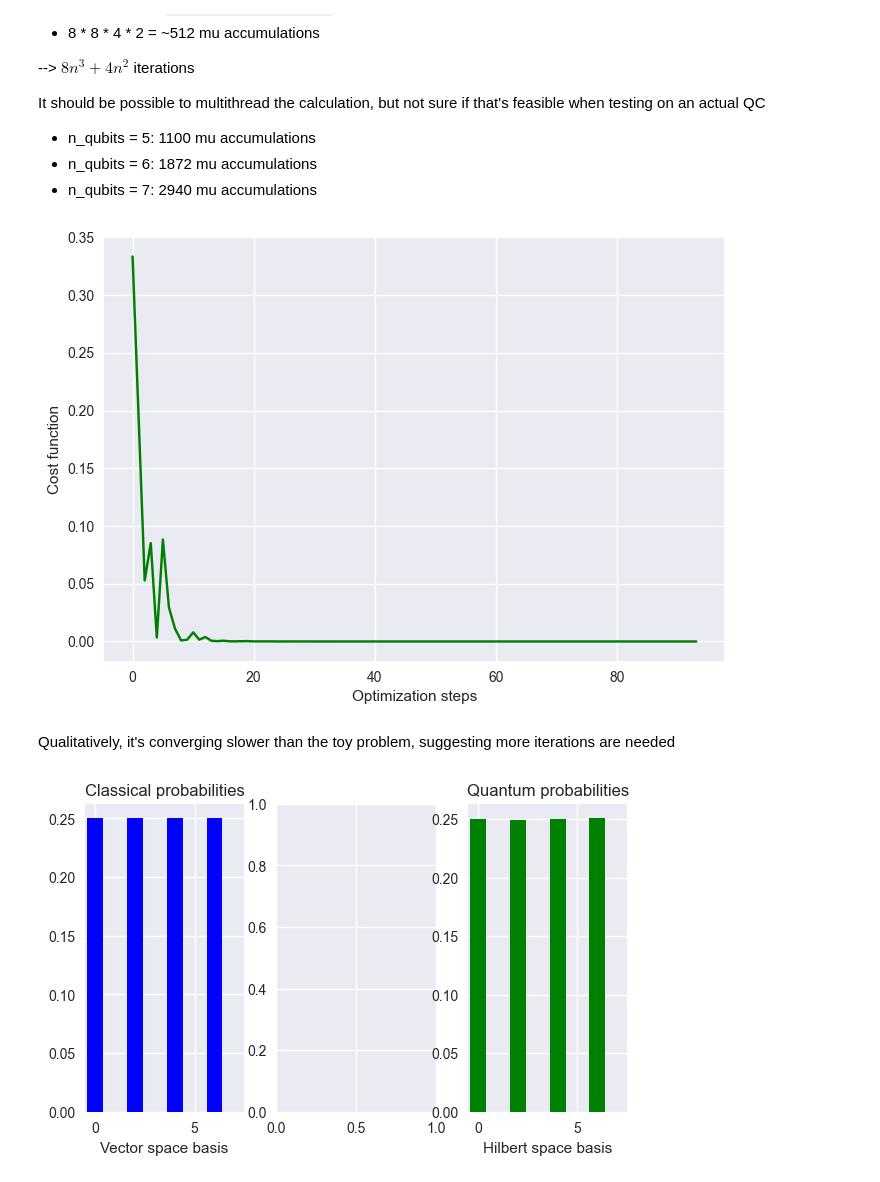
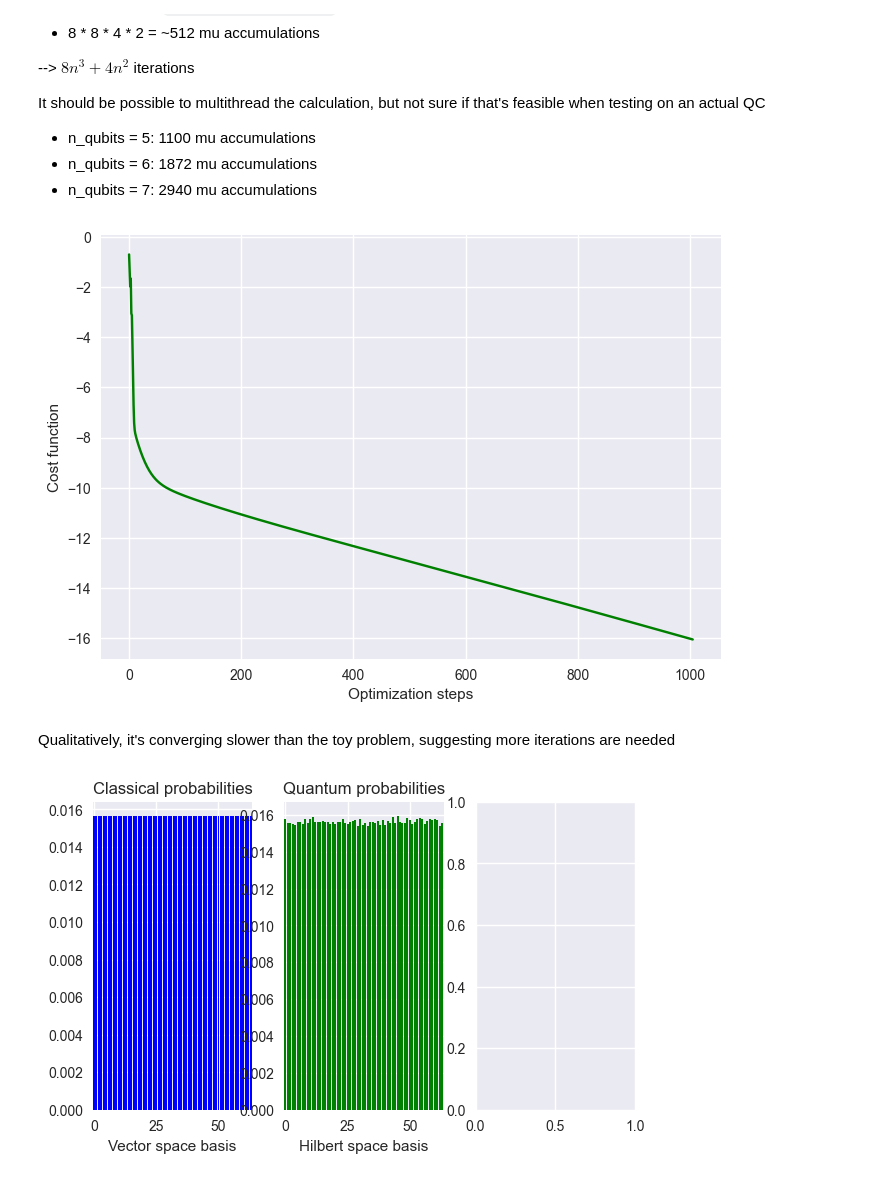
Before and after one commit to quantumethicsproject/Algorithm-Research, a Jupyter notebook: Student-Hub/Indy-Ng/VQLS_Jeffrey.ipynb, the cells around one changed output. Drawn from its saved outputs; the diff is of its cells as text; code cells hidden in the pictures.

Commit message:
toy problem tests noiselss

```diff
--- a/Student-Hub/Indy-Ng/VQLS_Jeffrey.ipynb
+++ b/Student-Hub/Indy-Ng/VQLS_Jeffrey.ipynb
@@ -33,7 +33,7 @@ def configured_backend():
     return backend
 # %%
 # define the problem we want to perform our experiment on
-n_qubits = 3
+n_qubits = 6
 error = 1.6 * 10**-3
 cond_num = 2
 
@@ -144,14 +156,14 @@ It should be possible to multithread the calculation, but not sure if that's fea
 * n_qubits = 7: 2940 mu accumulations
 # %%
 plt.style.use("seaborn")
-# plt.plot(np.log(cost_history), "g")
+plt.plot(np.log(cost_history), "g")
 # plt.plot(cost_history, "g")
-plt.plot(cost_history2, "g")
+# plt.plot(cost_history2, "g")
 plt.ylabel("Cost function")
 plt.xlabel("Optimization steps")
 plt.show()
 # %% [output]
-[figure, old version]
+[figure, new version]
 # %% [markdown]
 Qualitatively, it's converging slower than the toy problem, suggesting more iterations are needed
 # %%
@@ -190,29 +202,29 @@ def get_qprobs(problem, w, device):
     return q_probs
 
 
-# q_probs = get_qprobs(problem, best_w, dev_x)
-q_probs2 = get_qprobs(problem, w1, dev_x)
+q_probs = get_qprobs(problem, best_w, dev_x)
+# q_probs2 = get_qprobs(problem, w1, dev_x)
 # %%
 fig, (ax1, ax2, ax3) = plt.subplots(1, 3, figsize=(7, 4))
 
 ax1.bar(np.arange(0, 2 ** n_qubits), c_probs, color="blue")
 ax1.set_xlim(-0.5, 2 ** n_qubits - 0.5)
 ax1.set_xlabel("Vector space basis")
 ax1.set_title("Classical probabilities")
 
-# ax2.bar(np.arange(0, 2 ** n_qubits), q_probs, color="green")
-# ax2.set_xlim(-0.5, 2 ** n_qubits - 0.5)
-# ax2.set_xlabel("Hilbert space basis")
-# ax2.set_title("Quantum probabilities")
+ax2.bar(np.arange(0, 2 ** n_qubits), q_probs, color="green")
+ax2.set_xlim(-0.5, 2 ** n_qubits - 0.5)
+ax2.set_xlabel("Hilbert space basis")
+ax2.set_title("Quantum probabilities")
 
-ax3.bar(np.arange(0, 2 ** n_qubits), q_probs2, color="green")
-ax3.set_xlim(-0.5, 2 ** n_qubits - 0.5)
-ax3.set_xlabel("Hilbert space basis")
-ax3.set_title("Quantum probabilities")
+# ax3.bar(np.arange(0, 2 ** n_qubits), q_probs2, color="green")
+# ax3.set_xlim(-0.5, 2 ** n_qubits - 0.5)
+# ax3.set_xlabel("Hilbert space basis")
+# ax3.set_title("Quantum probabilities")
 
 plt.show()
 # %% [output]
-[figure, old version]
+[figure, new version]
 # %%
 result = {
     "problem": str(problem),
```
Also changed, not shown: parts of 6 cells of this notebook, 9 other files.
